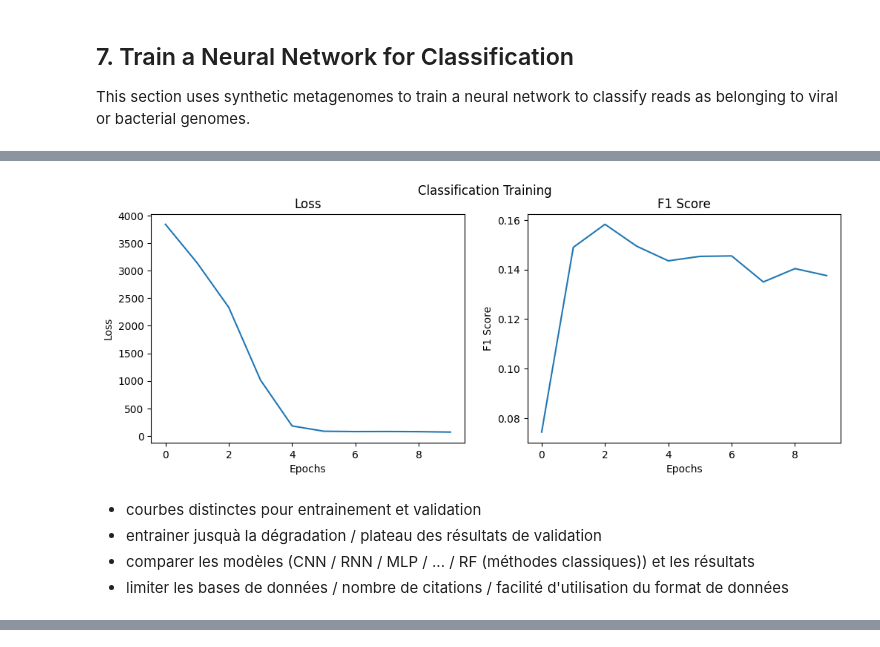
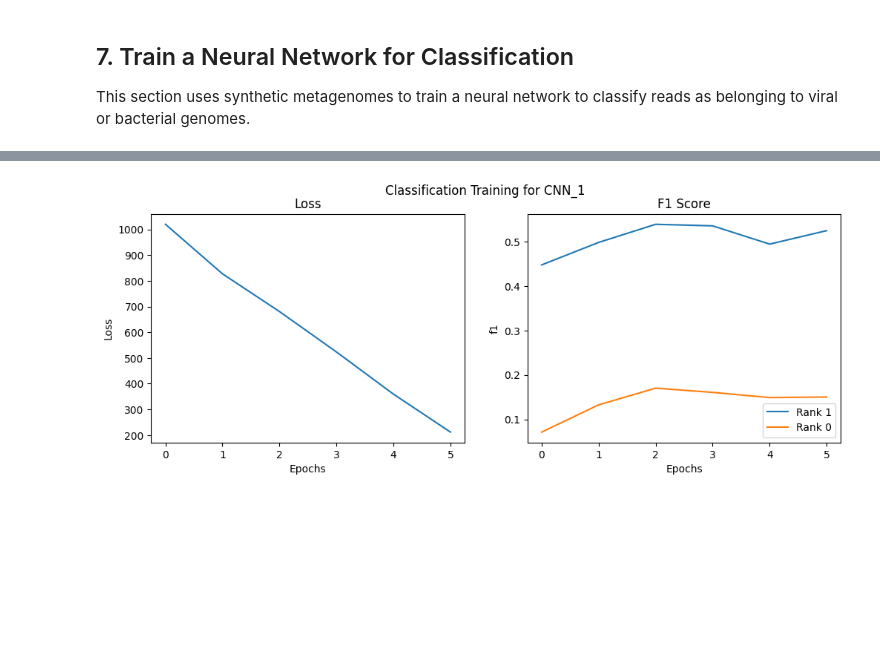
Before and after one commit to Vincent-Therrien/stelaro, a Jupyter notebook: demonstrations/synthetic.ipynb, the cells around one changed output, grey strips where cells are left out. Saved outputs shown, nothing was run; the diff lists cells and outputs as text; code cells hidden in the pictures; blank space fills up the shorter version.

```diff
--- a/demonstrations/synthetic.ipynb
+++ b/demonstrations/synthetic.ipynb
@@ -511,14 +481,34 @@ Stopping early.
 # %%
+from torch.optim import Adam
 import matplotlib.pyplot as plt
 
-fig, ax = plt.subplots(1, 2, figsize=(12, 4))
-x = list(range(len(losses)))
-ax[0].plot(x, losses, label="losses")
-ax[0].set(xlabel='Epochs', ylabel='Loss')
-ax[0].set_title("Loss")
-for r, f in enumerate(f1):
-    ax[1].plot(x, f, label="f1")
-    ax[1].set(xlabel='Epochs', ylabel=f'Rank {r}')
+def benchmark(model_type, name: str) -> None:
+    LENGTH = 1000
+    model = model_type(LENGTH, len(mapping)).to("cuda")
+    optimizer = Adam(model.parameters(), lr=0.001)
+    losses, f1 = models.train(
+        model,
+        train_data,
+        validate_data,
+        optimizer,
+        max_n_epochs=20,
+        patience=3,
+        device="cuda",
+        mapping=mapping
+    )
+    fig, ax = plt.subplots(1, 2, figsize=(12, 4))
+    x = list(range(len(losses)))
+    ax[0].plot(x, losses, label="losses")
+    ax[0].set(xlabel='Epochs', ylabel='Loss')
+    ax[0].set_title("Loss")
+    ax[1].set(xlabel='Epochs', ylabel="f1")
     ax[1].set_title("F1 Score")
-fig.suptitle("Classification Training")
-plt.show()
+    r = len(f1) - 1
+    for f in reversed(f1):
+        ax[1].plot(x, f, label=f'Rank {r}')
+        r -= 1
+    ax[1].legend()
+    fig.suptitle(f"Classification Training for {name}")
+    plt.show()
+    result = models.evaluate(model, test_data, "cuda", mapping)
+    print(f"Test results: {result}")
@@ -559,20 +515,4 @@ losses, f1 = models.train(
-# %%
-import matplotlib.pyplot as plt
-
-fig, ax = plt.subplots(1, 2, figsize=(12, 4))
-x = list(range(len(losses)))
-ax[0].plot(x, losses, label="losses")
-ax[0].set(xlabel='Epochs', ylabel='Loss')
-ax[0].set_title("Loss")
-ax[1].plot(x, f1, label="f1")
-ax[1].set(xlabel='Epochs', ylabel='F1 Score')
-ax[1].set_title("F1 Score")
-fig.suptitle("Classification Training")
-plt.show()
-# %% [output]
-[figure, removed]
-# %% [markdown]
-- courbes distinctes pour entrainement et validation
-- entrainer jusquà la dégradation / plateau des résultats de validation
-- comparer les modèles (CNN / RNN / MLP / ... / RF (méthodes classiques)) et les résultats
-- limiter les bases de données  / nombre de citations / facilité d'utilisation du format de données
+# %%
+from stelaro.models import feedforward
+benchmark(feedforward.CNN_1, "CNN_1")
+# %% [output]
@@ -578,0 +526 @@ plt.show()
+[figure, added]
```
Also changed, not shown: parts of 5 cells of this notebook, 2 other files.
